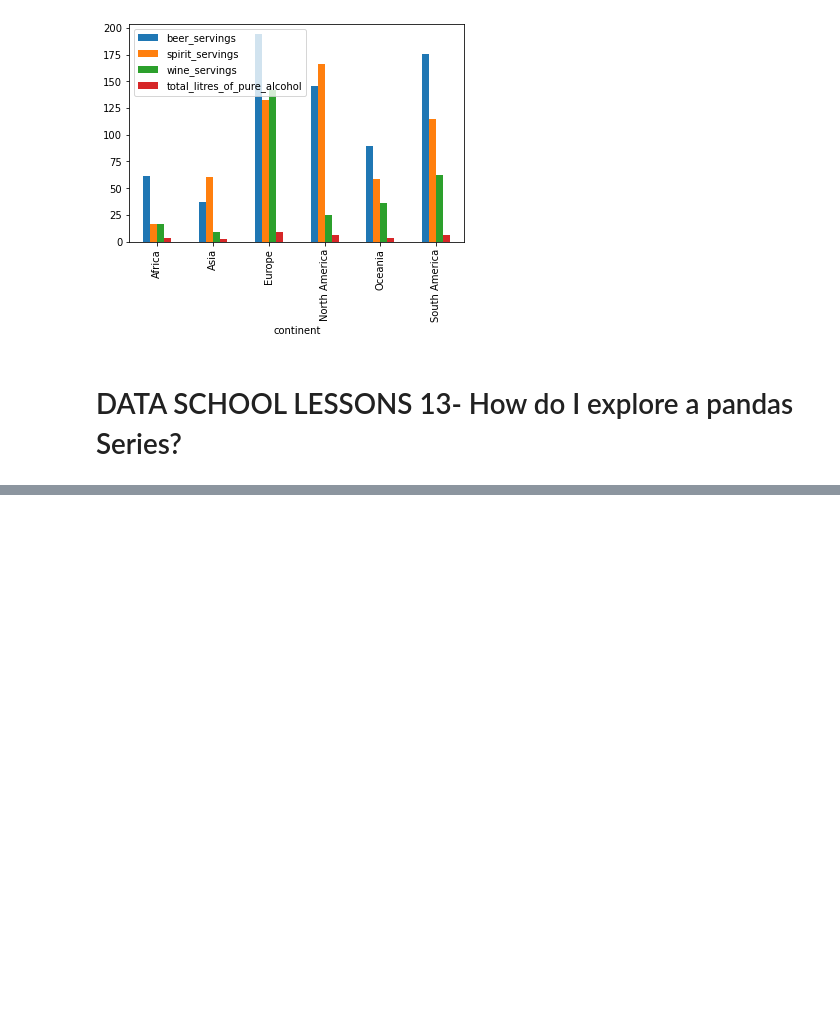
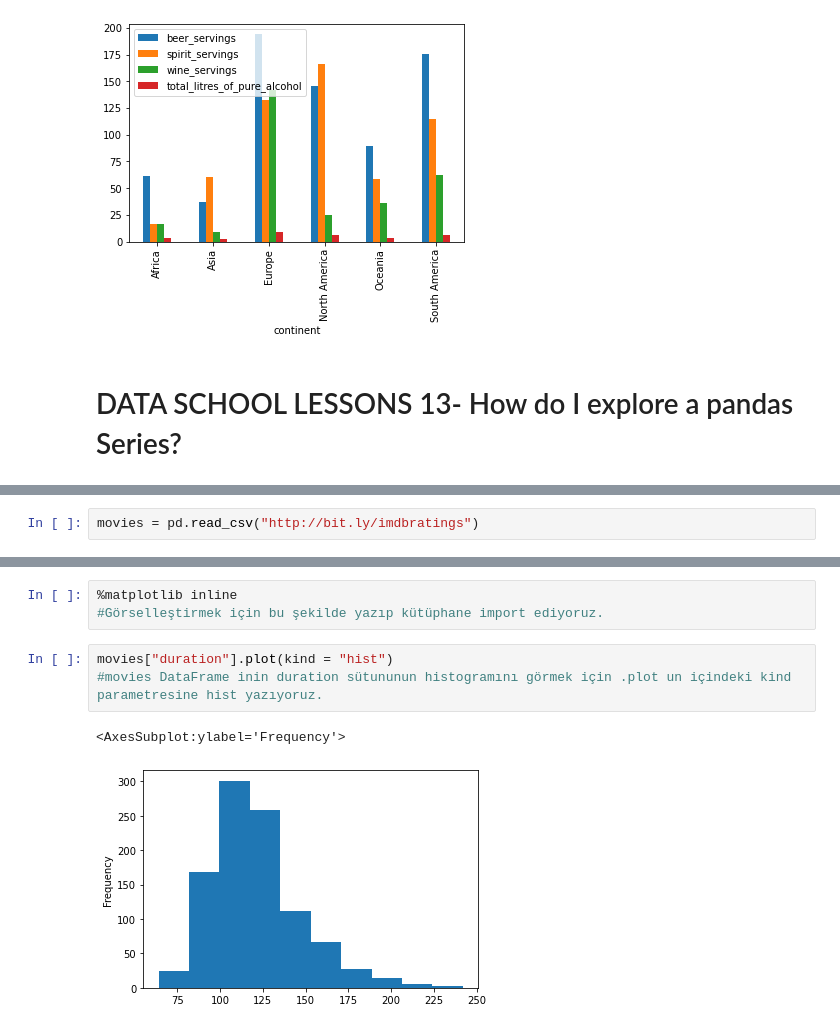
Before and after one commit to 123nikolaygogol/DATA-SCHOOL-PANDAS, a Jupyter notebook: DATA SCHOOL-PANDAS.ipynb, the cells around one changed output, grey strips where cells are left out. Cells and saved outputs as stored; diff of their text form; blank space fills up the shorter version.

```diff
--- a/DATA SCHOOL-PANDAS.ipynb
+++ b/DATA SCHOOL-PANDAS.ipynb
@@ -1036,0 +1039,2 @@ drinks.groupby(["continent"]).mean().plot(kind = "bar")
+# %%
+movies = pd.read_csv("http://bit.ly/imdbratings")
@@ -1036,0 +1226,9 @@ drinks.groupby(["continent"]).mean().plot(kind = "bar")
+# %%
+%matplotlib inline
+#Görselleştirmek için bu şekilde yazıp kütüphane import ediyoruz.
+# %%
+movies["duration"].plot(kind = "hist")
+#movies DataFrame inin duration sütununun histogramını görmek için .plot un içindeki kind parametresine hist yazıyoruz.
+# %% [output]
+<AxesSubplot:ylabel='Frequency'>
+[figure, added]
```
Also changed, not shown: parts of 53 cells of this notebook.
